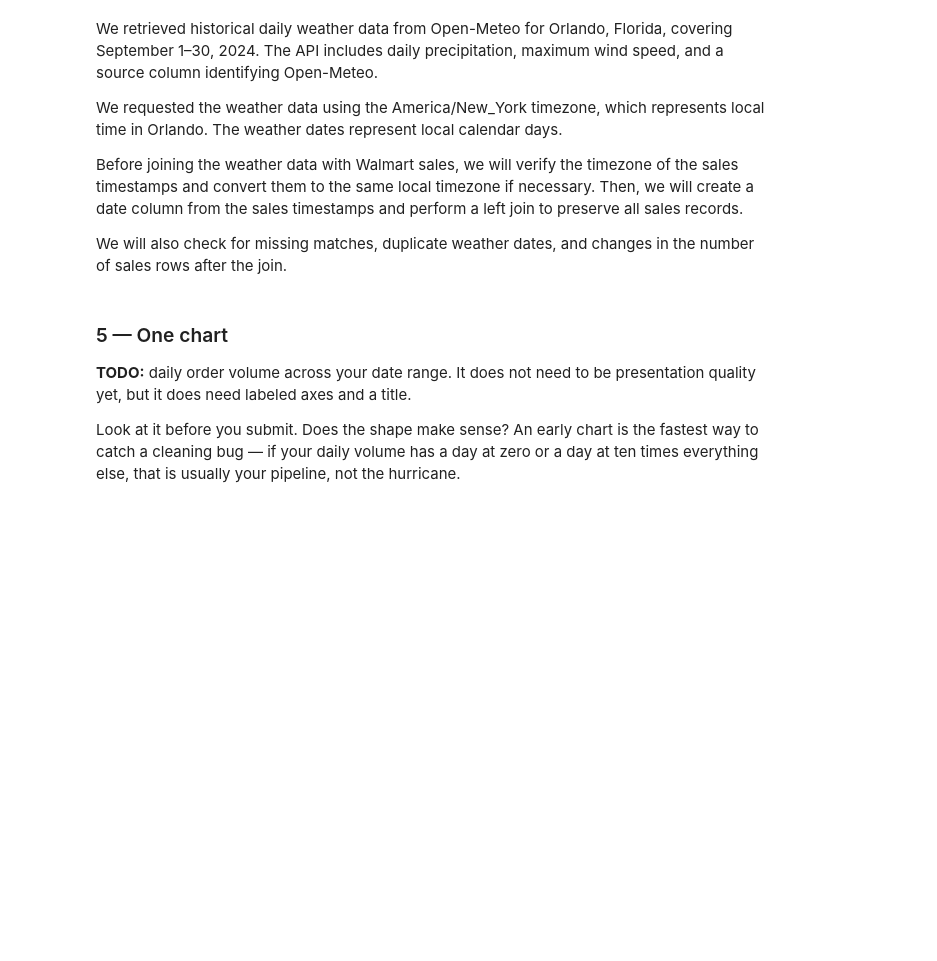
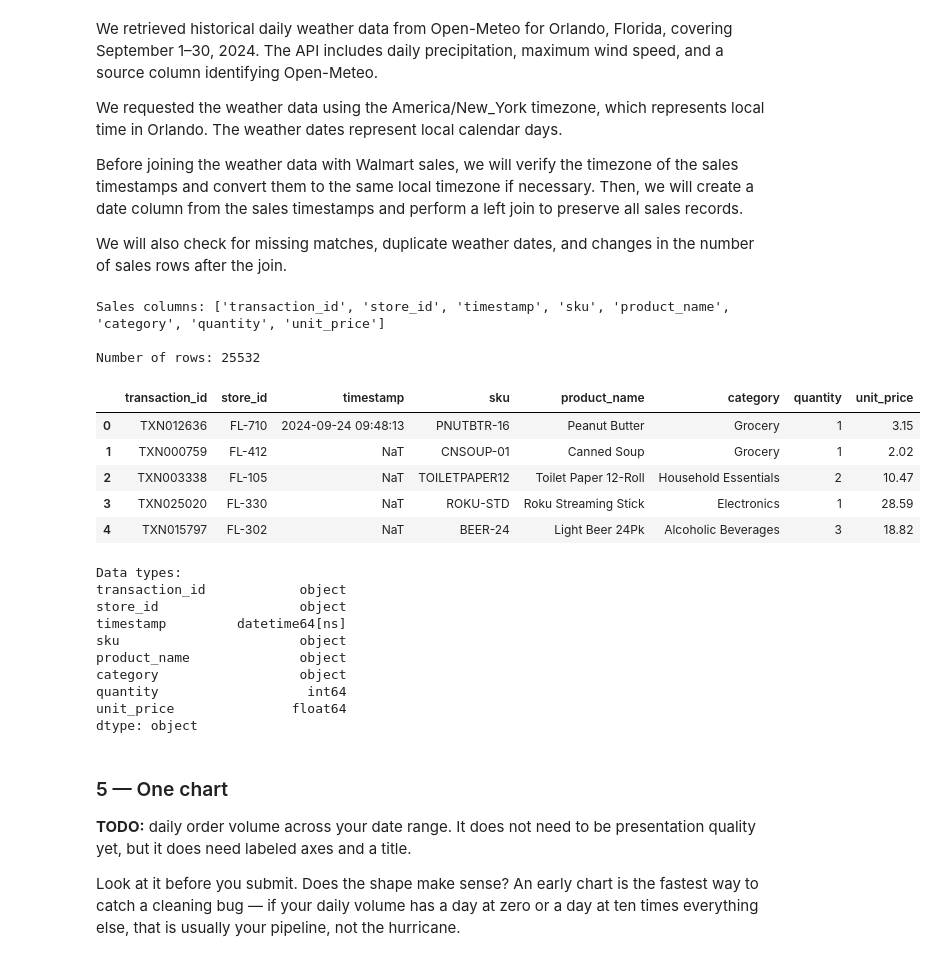
Before and after one commit to raffaellaalpaca-ai/walmart-hurricane-project, a Jupyter notebook: notebooks/06-midterm-walmart/2026-10-23 — Midterm Checkpoint — Lab.ipynb, the cells around one changed output. Drawn from its saved outputs; the diff is of its cells as text; code cells hidden in the pictures; blank space fills up the shorter version.

Commit message:
inspecting sales data

```diff
--- a/notebooks/06-midterm-walmart/2026-10-23 — Midterm Checkpoint — Lab.ipynb
+++ b/notebooks/06-midterm-walmart/2026-10-23 — Midterm Checkpoint — Lab.ipynb
@@ -441,6 +439,35 @@ We requested the weather data using the America/New_York timezone, which represe
 Before joining the weather data with Walmart sales, we will verify the timezone of the sales timestamps and convert them to the same local timezone if necessary. Then, we will create a date column from the sales timestamps and perform a left join to preserve all sales records.
 
 We will also check for missing matches, duplicate weather dates, and changes in the number of sales rows after the join.
+# %%
+#check Walmart sales data
+print("Sales columns:", df.columns.tolist())
+#check sales records we have
+print("\nNumber of rows:", len(df))
+display(df.head())
+#data types
+print("\nData types:")
+print(df.dtypes)
+# %% [output]
+Sales columns: ['transaction_id', 'store_id', 'timestamp', 'sku', 'product_name', 'category', 'quantity', 'unit_price']
+
+Number of rows: 25532
+|  | transaction_id | store_id | timestamp | sku | product_name | category | quantity | unit_price |
+| 0 | TXN012636 | FL-710 | 2024-09-24 09:48:13 | PNUTBTR-16 | Peanut Butter | Grocery | 1 | 3.15 |
+| 1 | TXN000759 | FL-412 | NaT | CNSOUP-01 | Canned Soup | Grocery | 1 | 2.02 |
+| 2 | TXN003338 | FL-105 | NaT | TOILETPAPER12 | Toilet Paper 12-Roll | Household Essentials | 2 | 10.47 |
+| 3 | TXN025020 | FL-330 | NaT | ROKU-STD | Roku Streaming Stick | Electronics | 1 | 28.59 |
+| 4 | TXN015797 | FL-302 | NaT | BEER-24 | Light Beer 24Pk | Alcoholic Beverages | 3 | 18.82 |
+Data types:
+transaction_id            object
+store_id                  object
+timestamp         datetime64[ns]
+sku                       object
+product_name              object
+category                  object
+quantity                   int64
+unit_price               float64
+dtype: object
 # %% [markdown]
 ### 5 — One chart
 
```
Also changed, not shown: parts of 1 cell of this notebook.
